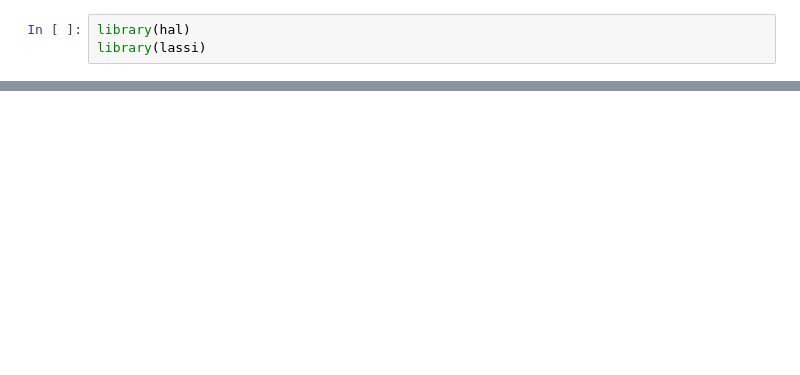
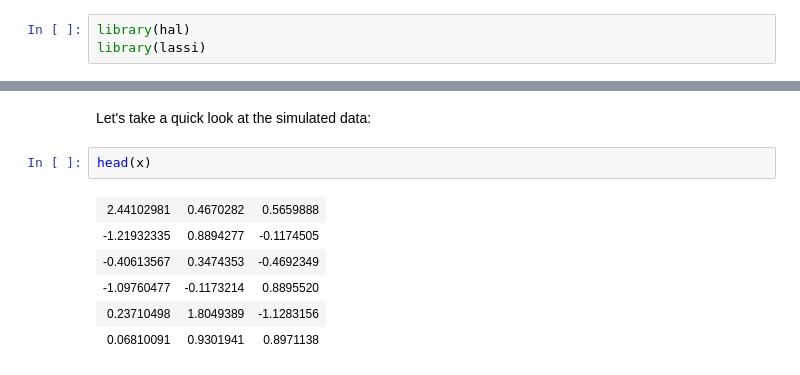
Before and after one commit to tlverse/hal9001, a Jupyter notebook: sandbox/hal9000.ipynb, the cells around one changed output, grey strips where cells are left out. Cells and saved outputs as stored; diff of their text form; blank space fills up the shorter version.

```diff
--- a/sandbox/hal9000.ipynb
+++ b/sandbox/hal9000.ipynb
@@ -14,0 +45,11 @@ test_y <- sin(test_x[, 1]) * sin(test_x[, 2]) + rnorm(1000, 0, 0.2)
+# %% [markdown]
+Let's take a quick look at the simulated data:
+# %%
+head(x)
+# %% [output]
+| 2.44102981 | 0.4670282 | 0.5659888 |
+| -1.21932335 | 0.8894277 | -0.1174505 |
+| -0.40613567 | 0.3474353 | -0.4692349 |
+| -1.09760477 | -0.1173214 | 0.8895520 |
+| 0.23710498 | 1.8049389 | -1.1283156 |
+| 0.06810091 | 0.9301941 | 0.8971138 |
```
Also changed, not shown: parts of 36 cells of this notebook.
